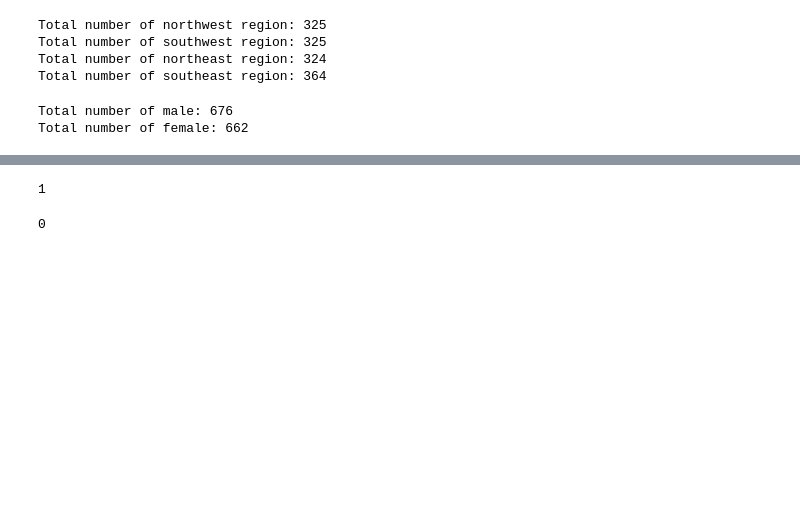
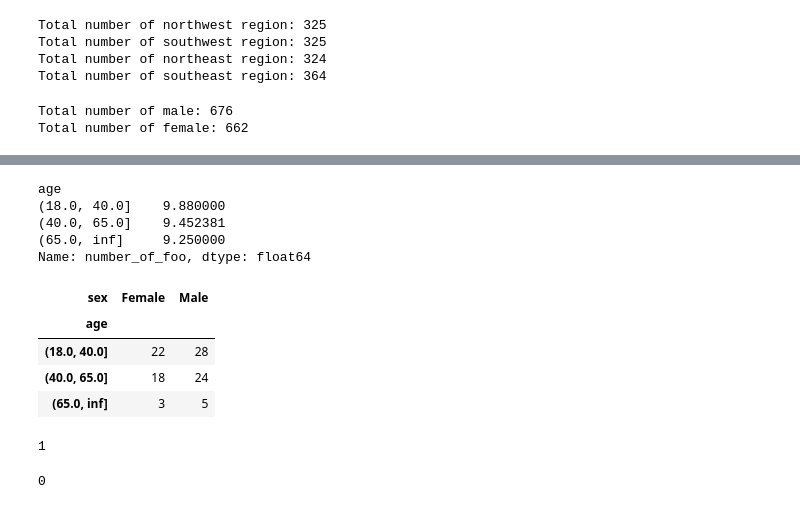
Before and after one commit to 96Chethana/Medical_Expenses_Prediction, a Jupyter notebook: Medical_Expenses_Prediction.ipynb, the cells around one changed output, grey strips where cells are left out. Drawn from its saved outputs; the diff is of its cells as text; code cells hidden in the pictures; blank space fills up the shorter version.

```diff
--- a/Medical_Expenses_Prediction.ipynb
+++ b/Medical_Expenses_Prediction.ipynb
@@ -81,3 +129,24 @@ Total number of female: 662
+# %%
+# Use it in groupby to get the mean number of foo:
+
+age_groups = pd.cut(data['age'], bins=[18, 40, 65, np.inf])
+data.groupby(age_groups)['number_of_foo'].mean()
+# %% [output]
+age
+(18.0, 40.0]    9.880000
+(40.0, 65.0]    9.452381
+(65.0, inf]     9.250000
+Name: number_of_foo, dtype: float64
+# %%
+# Cross tabulate age groups and sex:
+
+pd.crosstab(age_groups, data['sex'])
+# %% [output]
+| sex | Female | Male |
+| age |  |  |
+| (18.0, 40.0] | 22 | 28 |
+| (40.0, 65.0] | 18 | 24 |
+| (65.0, inf] | 3 | 5 |
 # %%
 # Check for duplicated values
 
```
Also changed, not shown: parts of 3 cells of this notebook.
